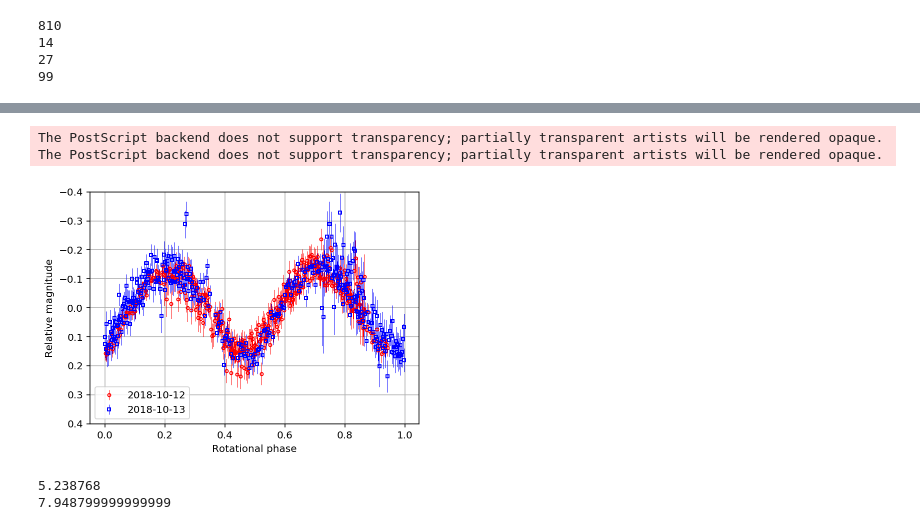
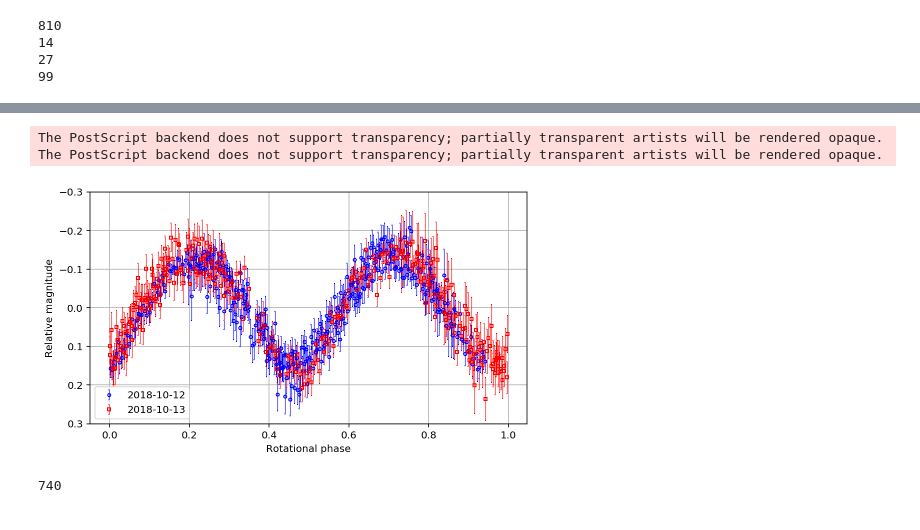
Before and after one commit to ysBach/IshiguroM_etal_155140_2005UD, a Jupyter notebook: photometry/light_curve_plotter.ipynb, the cells around one changed output, grey strips where cells are left out. Saved outputs shown, nothing was run; the diff lists cells and outputs as text; code cells hidden in the pictures.

Commit message:
update to remove large scatter points from Kuroda

```diff
--- a/photometry/light_curve_plotter.ipynb
+++ b/photometry/light_curve_plotter.ipynb
@@ -220,37 +231,54 @@ From Kuroda 2019-09-23:
 # %%
-phot_good = pd.read_csv("phot_targ_only_good.csv")
+# JD to MJD
+mjd_decimal5_round = (((phot['jd_target'] - 2400000.5).round(4))).values
+mjd_decimal5_floor = (((phot['jd_target'] - 2400000.5)*1.e+4).apply(np.floor)/1.e+5).values
+
+# list of points to reject
+deviated_points = np.array([
+    58403.56885,58403.71387,58403.71473,58403.80302,58403.80388,58403.80474,58403.81760,
+    58404.44328,58404.44413,58404.44499,58404.44585,58404.44669,58404.44755,58404.44926,
+    58404.45353,58404.46124,58404.47151,58404.47237,58404.71502,58404.76813,58404.78527,
+    58404.78613,
+    58403.46536,58403.50556,58403.53121,58403.79274,58403.81674,58403.81931,58403.82188,
+    58403.82446,58404.44841,58404.45183,58404.45525,58404.45696,58404.45781,58404.46381,
+    58404.46895,58404.47066,58404.47665,58404.47836,58404.49090,58404.54308,58404.58328,
+    58404.59515,58404.60371,58404.71417,58404.73729
+    ])
+deviated_points = deviated_points.round(4)
+deviated_mask = (np.isin(mjd_decimal5_round, deviated_points) | np.isin(mjd_decimal5_floor, deviated_points))
+
+phot_good = phot[~deviated_mask]
 m_12 = phot_good["datetime_str"].str.startswith("2018-Oct-12")
 
 from_kuroda = {"2018-10-12": 17.182, "2018-10-13":17.189}
 period = 0.218282  # day
 
 data = {"2018-10-12": phot_good[m_12], "2018-10-13": phot_good[~m_12]}
-fmts = {"2018-10-12": dict(marker='o', color='r', ms=3, mfc='none'),
-        "2018-10-13": dict(marker='s', color='b', ms=3, mfc='none')}
-
-fig, axs = plt.subplots(1, 1, figsize=(5.5, 4), sharex=False, sharey=False, gridspec_kw=None)
+fmts = {"2018-10-12": dict(marker='o', color='b', ms=3, mfc='none'),
+        "2018-10-13": dict(marker='s', color='r', ms=3, mfc='none')}
+errbfmt = dict(ls='', capsize=0.7, elinewidth=0.6)
+fig, axs = plt.subplots(1, 1, figsize=(7, 4), sharex=False, sharey=False, gridspec_kw=None)
 
 for k, d in data.items():
     times = (d["jd_target"]/period + 0.75) % 1
     axs.errorbar(times, d["m_red"] - from_kuroda[k],
                  yerr=d["dm_red"],
                  **errbfmt, **fmts[k], label=k)
-axs.set(ylim=(0.4, -0.4),
+
+axs.set(ylim=(0.3, -0.3),
         xlabel="Rotational phase",
         ylabel="Relative magnitude")
 axs.legend(loc=3)
 axs.grid()
 plt.tight_layout()
 plt.savefig("LC.png", dpi=300)
 plt.savefig("LC.pdf")
 plt.savefig("LC.eps")
 # %% [output]
 The PostScript backend does not support transparency; partially transparent artists will be rendered opaque.
 The PostScript backend does not support transparency; partially transparent artists will be rendered opaque.
-[figure, old version]
+[figure, new version]
-# %%
-print(0.218282 * 24)
-print(0.000092 * 24 * 60 * 60)
-# %% [output]
-5.238768
-7.948799999999999
+# %%
+print(len(phot_good))
+# %% [output]
+740
```
Also changed, not shown: parts of 5 cells of this notebook.
